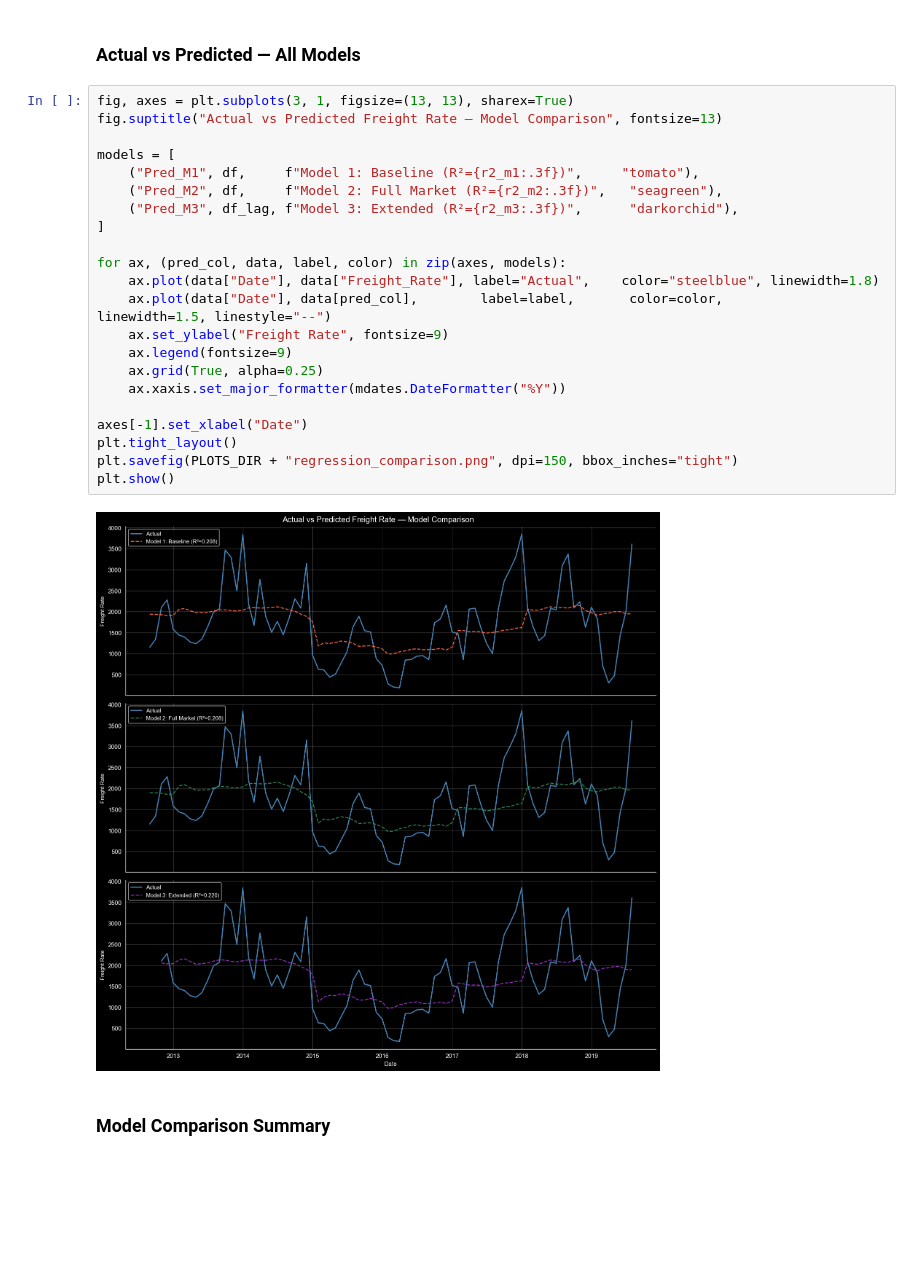
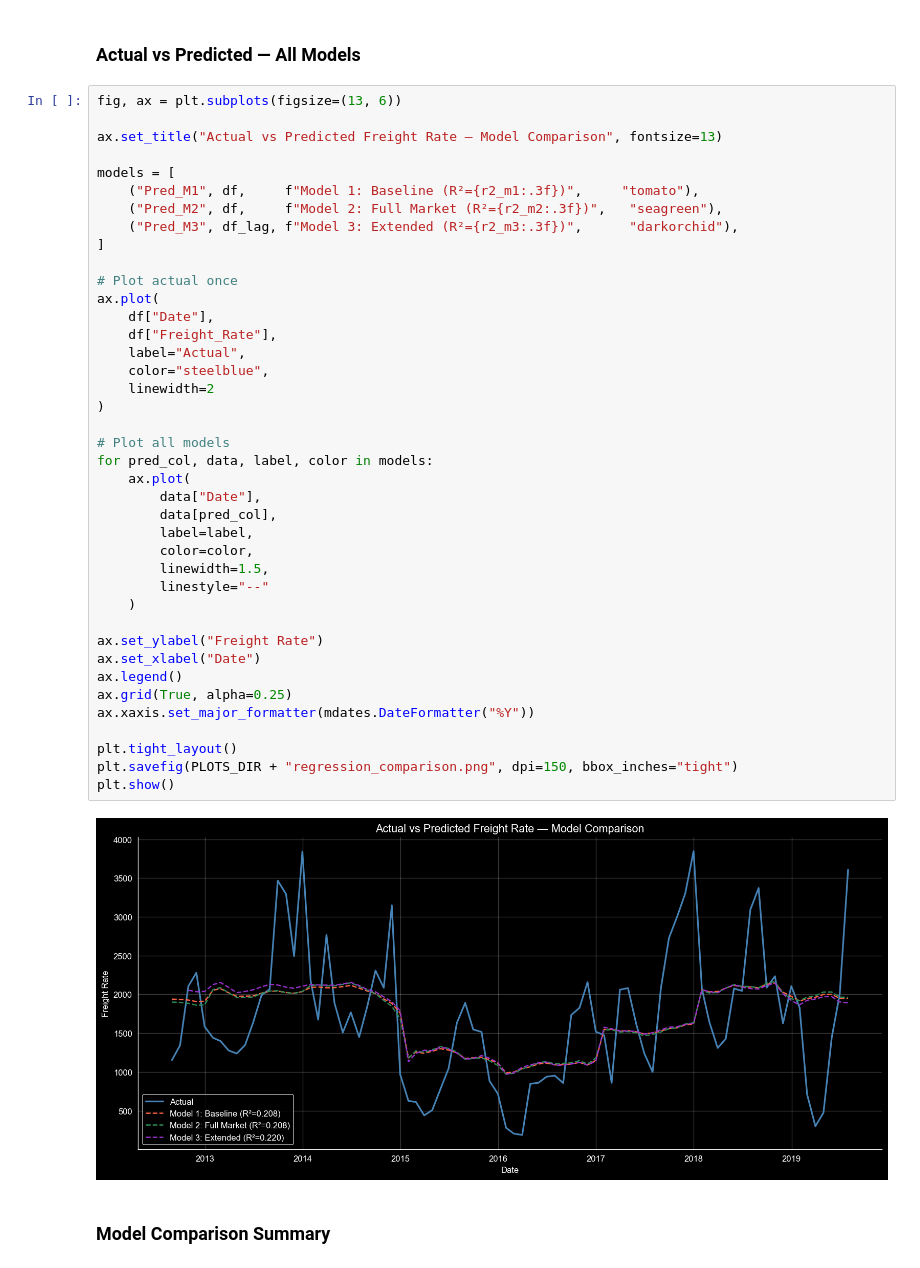
Before and after one commit to Lunga-Thembmenzi/freight-analysis, a Jupyter notebook: notebook/Freight_analysis.ipynb, the cells around one changed output. Saved outputs shown, nothing was run; the diff lists cells and outputs as text; blank space fills up the shorter version.

```diff
--- a/notebook/Freight_analysis.ipynb
+++ b/notebook/Freight_analysis.ipynb
@@ -501,29 +502,47 @@ R² improvement over Baseline: +0.012
 # %% [markdown]
 ### Actual vs Predicted — All Models
 # %%
-fig, axes = plt.subplots(3, 1, figsize=(13, 13), sharex=True)
-fig.suptitle("Actual vs Predicted Freight Rate — Model Comparison", fontsize=13)
+fig, ax = plt.subplots(figsize=(13, 6))
+
+ax.set_title("Actual vs Predicted Freight Rate — Model Comparison", fontsize=13)
 
 models = [
     ("Pred_M1", df,     f"Model 1: Baseline (R²={r2_m1:.3f})",     "tomato"),
     ("Pred_M2", df,     f"Model 2: Full Market (R²={r2_m2:.3f})",   "seagreen"),
     ("Pred_M3", df_lag, f"Model 3: Extended (R²={r2_m3:.3f})",      "darkorchid"),
 ]
 
-for ax, (pred_col, data, label, color) in zip(axes, models):
-    ax.plot(data["Date"], data["Freight_Rate"], label="Actual",    color="steelblue", linewidth=1.8)
-    ax.plot(data["Date"], data[pred_col],        label=label,       color=color,       linewidth=1.5, linestyle="--")
-    ax.set_ylabel("Freight Rate", fontsize=9)
-    ax.legend(fontsize=9)
-    ax.grid(True, alpha=0.25)
-    ax.xaxis.set_major_formatter(mdates.DateFormatter("%Y"))
+# Plot actual once
+ax.plot(
+    df["Date"],
+    df["Freight_Rate"],
+    label="Actual",
+    color="steelblue",
+    linewidth=2
+)
 
-axes[-1].set_xlabel("Date")
+# Plot all models
+for pred_col, data, label, color in models:
+    ax.plot(
+        data["Date"],
+        data[pred_col],
+        label=label,
+        color=color,
+        linewidth=1.5,
+        linestyle="--"
+    )
+
+ax.set_ylabel("Freight Rate")
+ax.set_xlabel("Date")
+ax.legend()
+ax.grid(True, alpha=0.25)
+ax.xaxis.set_major_formatter(mdates.DateFormatter("%Y"))
+
 plt.tight_layout()
 plt.savefig(PLOTS_DIR + "regression_comparison.png", dpi=150, bbox_inches="tight")
 plt.show()
 # %% [output]
-[figure, old version]
+[figure, new version]
 # %% [markdown]
 ### Model Comparison Summary
 # %%
```
Also changed, not shown: parts of 1 cell of this notebook, 3 other files.
